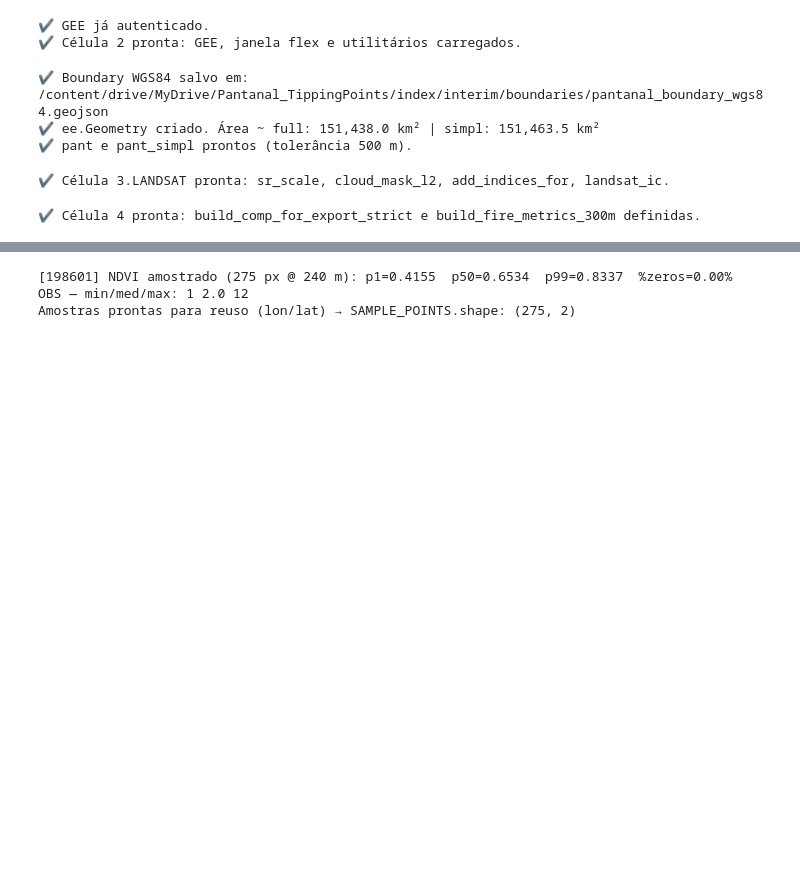
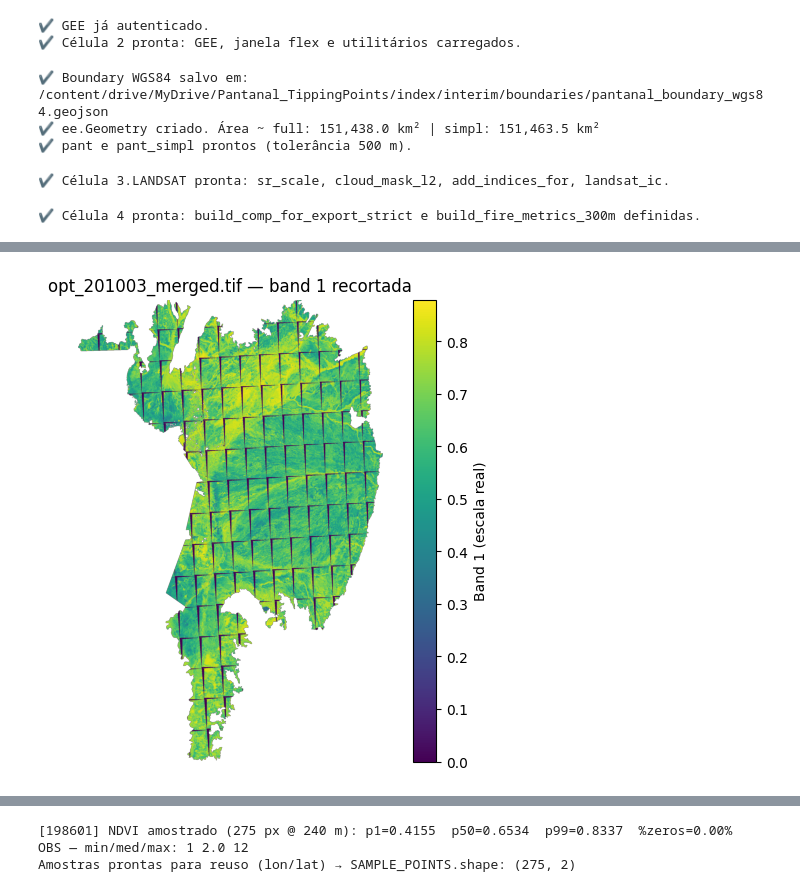
Before and after one commit to CheilaBaiao/GEE_SR, a Jupyter notebook: 1)_00_config_ingest_preprocess.ipynb, the cells around one changed output, grey strips where cells are left out. Drawn from its saved outputs; the diff is of its cells as text; code cells hidden in the pictures; blank space fills up the shorter version.

Commit message:
Exportar imagens de sensores ópticos e microondas

```diff
--- a/1)_00_config_ingest_preprocess.ipynb
+++ b/1)_00_config_ingest_preprocess.ipynb
@@ -31,7 +31,7 @@ for d in (RAW_DIR, INT_DIR, OUT_DIR, LOG_DIR): d.mkdir(parents=True, exist_ok=Tr
 CONFIG = {
     # Calendário/anos
     "calendar": "bimonthly",              # "monthly" ou "bimonthly"
-    "years": list(range(2001, 2011)),
+    "years": list(range(2019, 2020)),
 
     # Projeção/escala
     "crs_epsg": 31983,                    # SIRGAS 2000 / UTM 23S
@@ -1025,0 +1026,42 @@ yyyymm  n_files  approx_pct_nodata_any  pct_water_high_among_valid  NDVI_p1  NDV
+# %%
+import geopandas as gpd
+import rasterio as rio
+from rasterio.mask import mask as rio_mask
+import matplotlib.pyplot as plt
+from pathlib import Path
+import numpy as np
+
+# === entradas ===
+tif_fp = "/content/drive/MyDrive/Pantanal_TippingPoints_optical_merged/opt_201003_merged.tif"  # <- troque
+boundary_fp = CONFIG["boundary_path"]  # seu shapefile do Pantanal
+band_idx = 1  # 1=NDVI, 2=EVI, 3=NBR, 4=MNDWI, 5=dNBR, 6=RdNBR, 7=OBS
+
+# === recorte ===
+pant = gpd.read_file(boundary_fp)
+with rio.open(tif_fp) as src:
+    # reprojeta o polígono pro CRS do raster
+    pant_r = pant.to_crs(src.crs)
+    geom = [g.__geo_interface__ for g in pant_r.geometry]
+    out, out_transform = rio_mask(src, geom, crop=True, nodata=src.nodata)
+    nod = src.nodata
+    profile = src.profile
+
+arr = out[band_idx-1].astype(float)
+if nod is not None:
+    arr = np.where(arr==nod, np.nan, arr)
+
+# === plot ===
+plt.figure(figsize=(8,6))
+# faixa “legal” pra NDVI/EVI/NBR/MNDWI (int16 → /10000)
+if band_idx in (1,2,3,4):
+    plt.imshow(arr/10000.0, cmap="viridis")
+    plt.colorbar(label=f"Band {band_idx} (escala real)")
+else:
+    plt.imshow(arr, cmap="viridis")
+    plt.colorbar(label=f"Band {band_idx}")
+
+plt.title(f"{Path(tif_fp).name} — band {band_idx} recortada")
+plt.axis("off")
+plt.show()
+# %% [output]
+[figure, added]
```
Also changed, not shown: parts of 8 cells of this notebook.
